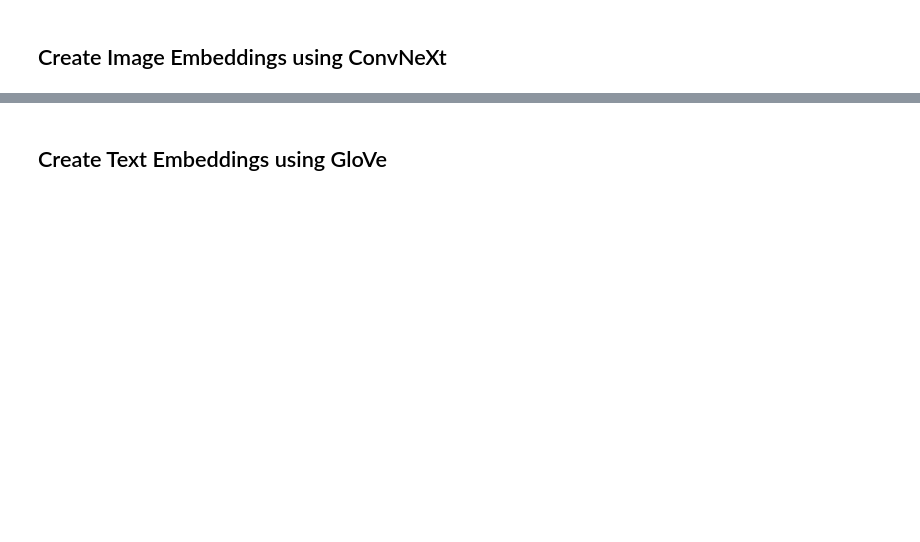
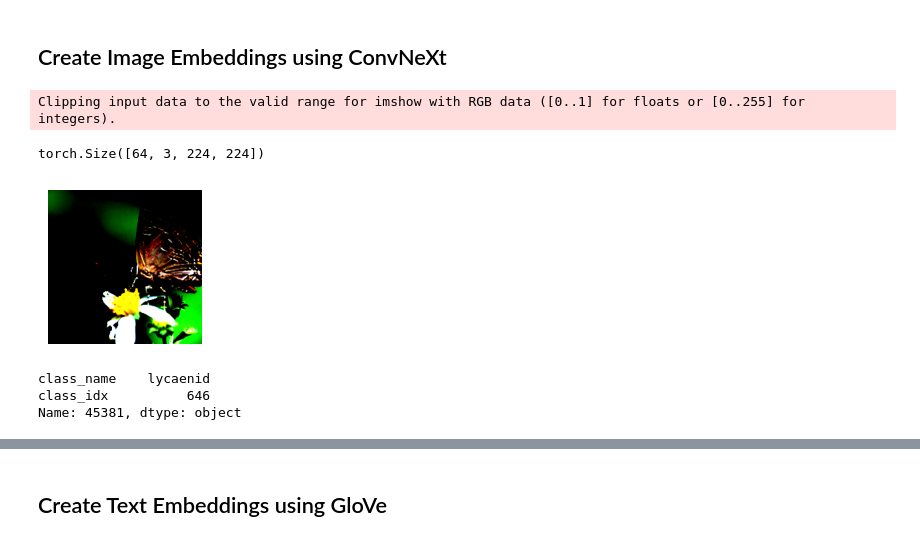
Before and after one commit to ronakdm/resnets, a Jupyter notebook: notebooks/create_imagenet_captions_50k.ipynb, the cells around one changed output, grey strips where cells are left out. Cells and saved outputs as stored; diff of their text form; code cells hidden in the pictures; blank space fills up the shorter version.

```diff
--- a/notebooks/create_imagenet_captions_50k.ipynb
+++ b/notebooks/create_imagenet_captions_50k.ipynb
@@ -249,0 +263,52 @@ found embeddings - loading...
+# %%
+# Create dataloader from scratch to not drop last
+is_train = True
+input_filename = args.train_data if is_train else args.val_data
+assert input_filename
+dataset = CsvImageDataset(
+    input_filename,
+    transforms,
+    img_key=args.csv_img_key,
+    caption_key=args.csv_caption_key,
+    sep=args.csv_separator,
+)
+num_samples = len(dataset)
+sampler = DistributedSampler(dataset) if args.distributed and is_train else None
+shuffle = is_train and sampler is None
+
+dataloader = DataLoader(
+    dataset,
+    batch_size=args.batch_size,
+    shuffle=shuffle,
+    num_workers=args.workers,
+    pin_memory=True,
+    sampler=sampler,
+    drop_last=False, # TODO: Changed from original
+)
+dataloader.num_samples = num_samples
+dataloader.num_batches = len(dataloader)
+# %%
+for i, batch in enumerate(dataloader):
+    idx, images = batch
+    break
+
+print(images.shape)
+
+batch_id = 0
+
+# show image from dataloader
+img = images[batch_id].numpy().transpose([1, 2, 0])
+fig, ax = plt.subplots(figsize=(2, 2))
+ax.axis("off")
+ax.imshow(img)
+plt.show()
+
+# show caption for dataset
+print(train_class_labels.loc[idx[batch_id].item()])
+# %% [output]
+Clipping input data to the valid range for imshow with RGB data ([0..1] for floats or [0..255] for integers).
+torch.Size([64, 3, 224, 224])
+[figure, added]
+class_name    lycaenid
+class_idx          646
+Name: 45381, dtype: object
```
Also changed, not shown: parts of 12 cells of this notebook.
